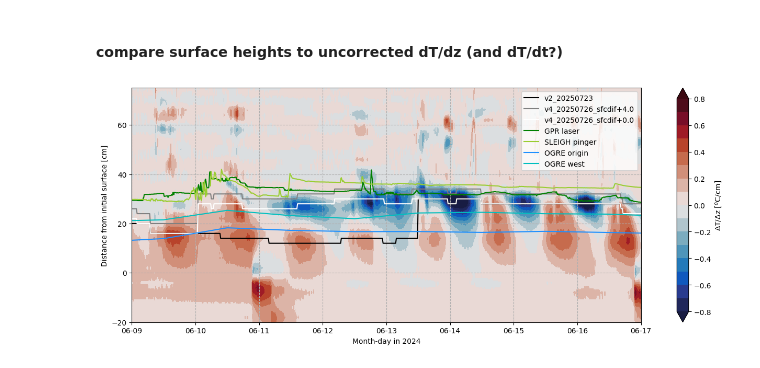
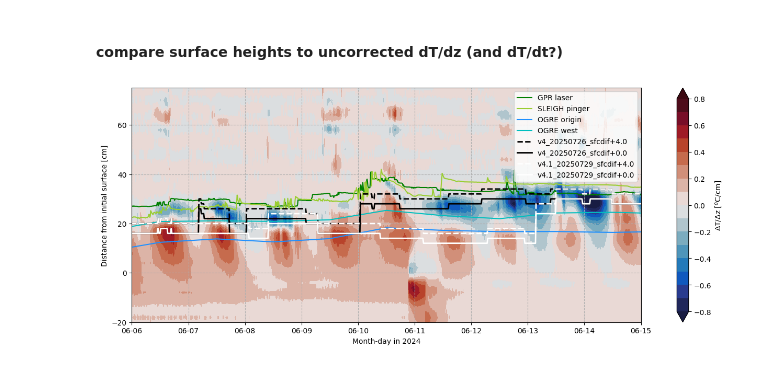
Before and after one commit to sledd/ICECAPS_raven, a Jupyter notebook: var-surfaces_avg-dTdz_comparison.ipynb, the cells around one changed output. Saved outputs shown, nothing was run; the diff lists cells and outputs as text; code cells hidden in the pictures.

Commit message:
added v4.1 surfaces and solar corrected temperatures; adjusted some plots

```diff
--- a/var-surfaces_avg-dTdz_comparison.ipynb
+++ b/var-surfaces_avg-dTdz_comparison.ipynb
@@ -37,13 +37,18 @@ def datetimes_to_seconds(dates_in):
 # %%
 def open_simba_sfc_file(file_version):
     acceptable_file_versions = ['v3_20250724', 'v2_20250723', 'v3_20250724_sfcdif+2', 'v2_20250723_sfcdif+2',
-                               'v4_20250726_sfcdif+4.0', 'v4_20250726_sfcdif+0.0']
+                               'v4_20250726_sfcdif+4.0', 'v4_20250726_sfcdif+0.0',
+                               'v4.1_20250729_sfcdif+4.0', 'v4.1_20250729_sfcdif+0.0']
 
     if file_version not in acceptable_file_versions:
         print("Please choose of these versions: ", acceptable_file_versions)
         return
 
-    sfc_fname = f'Raven2024_SIMBA_sfc_id_centered-smoothed-24hrolling-dTdz-variance_{file_version[:11]}.csv'
+    if 'v4.1' in file_version:
+        fv_name = file_version[:13]
+    else:
+        fv_name = file_version[:11]
+    sfc_fname = f'Raven2024_SIMBA_sfc_id_centered-smoothed-24hrolling-dTdz-variance_{fv_name}.csv'
 
     df = pd.read_csv('/home/asledd/ICECAPS/'+sfc_fname)
     simba_sfc_dates = np.array([dt.strptime(d, '%Y-%m-%d %H:%M:%S') for d in df['datetime'].values])
@@ -53,7 +58,8 @@ def open_simba_sfc_file(file_version):
 # %%
 def open_corrected_simba_temps(file_version):
     acceptable_file_versions = ['v3_20250724', 'v2_20250723', 'v3_20250724_sfcdif+2', 'v2_20250723_sfcdif+2',
-                               'v4_20250726_sfcdif+4.0', 'v4_20250726_sfcdif+0.0']
+                               'v4_20250726_sfcdif+4.0', 'v4_20250726_sfcdif+0.0',
+                               'v4.1_20250729_sfcdif+4.0', 'v4.1_20250729_sfcdif+0.0']
 
     if file_version not in acceptable_file_versions:
         print("Please choose of these versions: ", acceptable_file_versions)
@@ -61,7 +67,10 @@ def open_corrected_simba_temps(file_version):
 
     if file_version=='v2_20250723':
         fn = '/home/asledd/ICECAPS/firnprofile_solar-correction_rolling-variance-max-sfc_created_20250722.nc'
-    elif 'v4' in file_version:
+    elif 'v4.1_' in file_version:
+        #fn = f'firnprofile_solar-correction_rolling-variance-max-sfc-{file_version}_created_20250729.nc'
+        fn = f'/home/asledd/ICECAPS/firnprofile_solar-correction_rolling-variance-max-sfc-{file_version}_created_20250729.nc'
+    elif 'v4_' in file_version:
         fn = f'/home/asledd/ICECAPS/firnprofile_solar-correction_rolling-variance-max-sfc-{file_version}_created_20250726.nc'
     else:
         fn = f'/home/asledd/ICECAPS/firnprofile_solar-correction_rolling-variance-max-sfc-{file_version}_created_20250725.nc'
@@ -343,7 +352,8 @@ plt.show()
 [figure]
 # %%
 # file_versions = ['v3_20250724', 'v2_20250723', 'v3_20250724_sfcdif+2', 'v2_20250723_sfcdif+2']
-file_versions = ['v2_20250723', 'v4_20250726_sfcdif+4.0', 'v4_20250726_sfcdif+0.0']
+file_versions = ['v2_20250723', 'v4_20250726_sfcdif+4.0', 'v4_20250726_sfcdif+0.0',
+                 'v4.1_20250729_sfcdif+4.0', 'v4.1_20250729_sfcdif+0.0']
 
 fig_sfcs, ax_sfcs = plt.subplots(1, figsize=(8,4), constrained_layout=True)
 
@@ -394,7 +404,7 @@ for fversion in file_versions:
     # plt.tight_layout()
     fig.show()
 
-ax_sfcs.set_xlim(datetime.datetime(2024,6,1),datetime.datetime(2024,6,19))
+# ax_sfcs.set_xlim(datetime.datetime(2024,6,9),datetime.datetime(2024,6,14))
 ax_sfcs.xaxis.set_major_formatter(myFmt)
 ax_sfcs.set_xlabel('Month-day in 2024')
 ax_sfcs.grid(alpha=.5, ls='--')
@@ -437,45 +449,48 @@ asfs_data_lev2 = load_raven_sleigh_data(sleigh_vars)
 # %%
 ogre_surface = load_ogre_surfaces()
 # %%
-
+file_versions = ['v4_20250726_sfcdif+4.0', 'v4_20250726_sfcdif+0.0',
+                 'v4.1_20250729_sfcdif+4.0', 'v4.1_20250729_sfcdif+0.0']
 
 fig, ax = plt.subplots(1, figsize=(12,5), constrained_layout=True, sharex=False)
 
 cmap = plt.cm.RdPu
 # cmap = cmocean.cm.amp
 cb = ax.contourf(uncorrected_simba_data['dates'], uncorrected_simba_data['height'], np.swapaxes(uncorr_dTdz,0,1),
                 cmap=cmocean.cm.balance, levels=np.arange(-.8,.81,.1), extend='both')
 
 plt.colorbar(cb, ax=ax, label='$\Delta$T/$\Delta$z [$^o$C/cm]')
 
 ax.grid(ls='--')
 
-for fversion, c in zip(file_versions,['k','gray','w']):
-    sfc_dates, sfc_data = open_simba_sfc_file(fversion)
-    if '+4' in fversion:
-        sfc_data += 4.
-    ax.plot(sfc_dates, sfc_data, label=fversion, c=c)
-
 ax.plot( asfs_data_lev2['dates'], (asfs_data_lev2['snow_gpr_dist'][0]-asfs_data_lev2['snow_gpr_dist'])*100., label='GPR laser', c='green')
 ax.plot( asfs_data_lev2['dates'], asfs_data_lev2['snow_depth'], label='SLEIGH pinger', c='yellowgreen')
 
 for ogre, c in zip(['rav2_origin','rav3_west'],['dodgerblue', 'c']):
     ax.plot(ogre_surface[ogre]['dates'], (ogre_surface[ogre]['sfc'][0]-ogre_surface[ogre]['sfc'])*100.,
             label='OGRE '+ogre.split('_')[-1], c=c)
 
+for fversion, c, ls in zip(file_versions,['k','k','w','w'],['--','-','--','-']):
+    sfc_dates, sfc_data = open_simba_sfc_file(fversion)
+    if '+4' in fversion:
+        sfc_data += 4.
+    ax.plot(sfc_dates, sfc_data, label=fversion, c=c, lw=2, ls=ls)
+
+
+
 ax.legend(loc='upper right')
 
 ax.set_ylabel('Distance from initial surface [cm]')
 ax.set_ylim(-20, 75)
 
-ax.set_xlim(datetime.datetime(2024,6,9),datetime.datetime(2024,6,17))
+ax.set_xlim(datetime.datetime(2024,6,6),datetime.datetime(2024,6,15))
 ax.xaxis.set_major_formatter(myFmt)
 ax.set_xlabel('Month-day in 2024')
 
 # axs[1].set_xlim(plt_times_not_smooth[0], plt_times_not_smooth[-1])
 # plt.savefig('/home/asledd/ICECAPS/keff_retrieval/Raven_dtdz-flux-profile-timeseries_skinT_3level-smoothing-window.png', dpi=250)
 # plt.savefig(plrams_fpath+'SIMBA_uncorrected_T_sfc-comparisons.png', dpi=300)
 
 plt.show()
 # %% [output]
-[figure, old version]
+[figure, new version]
```
Also changed, not shown: parts of 2 cells of this notebook.
